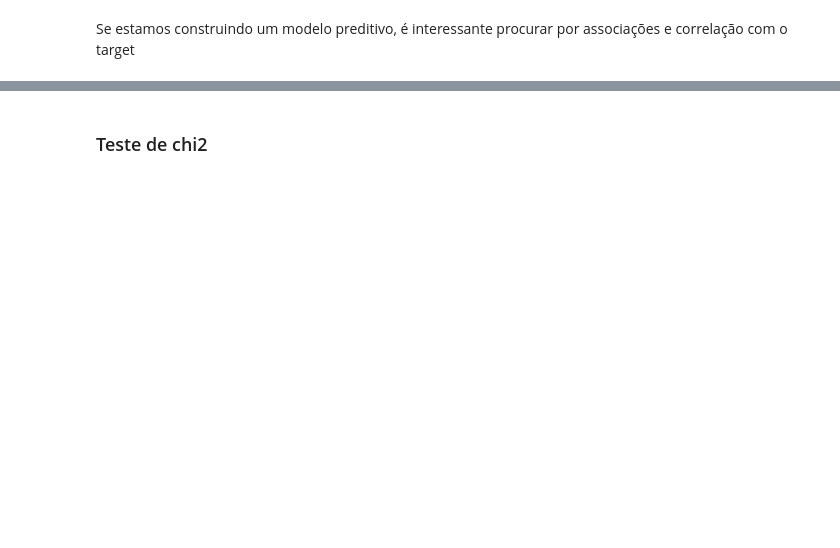
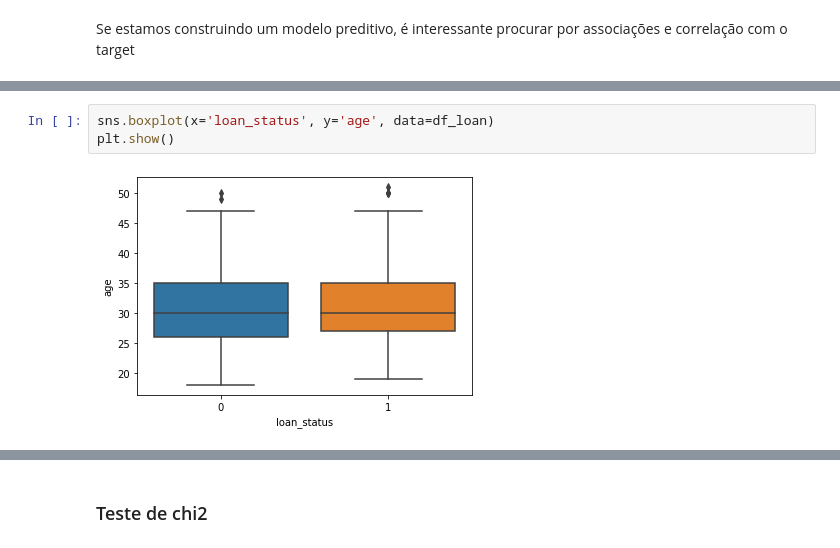
Before and after one commit to brondevitor/Python_Jorney, a Jupyter notebook: Statistics/Estatística Inferêncial (Parte II).ipynb, the cells around one changed output, grey strips where cells are left out. Drawn from its saved outputs; the diff is of its cells as text; blank space fills up the shorter version.

```diff
--- a/Statistics/Estatística Inferêncial (Parte II).ipynb
+++ b/Statistics/Estatística Inferêncial (Parte II).ipynb
@@ -204,0 +396,5 @@ Se estamos construindo um modelo preditivo, é interessante procurar por associa
+# %%
+sns.boxplot(x='loan_status', y='age', data=df_loan)
+plt.show()
+# %% [output]
+[figure, added]
```
Also changed, not shown: parts of 47 cells of this notebook.
